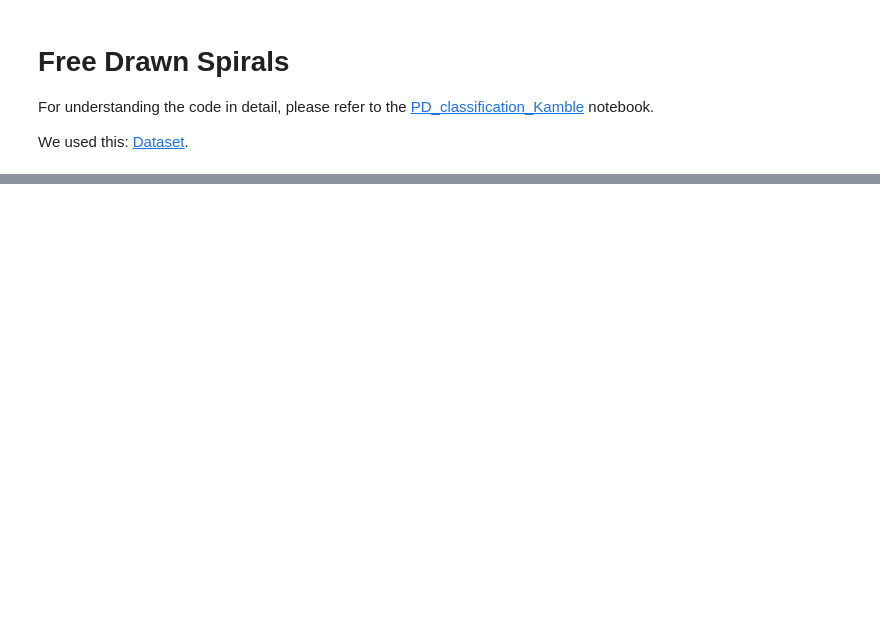
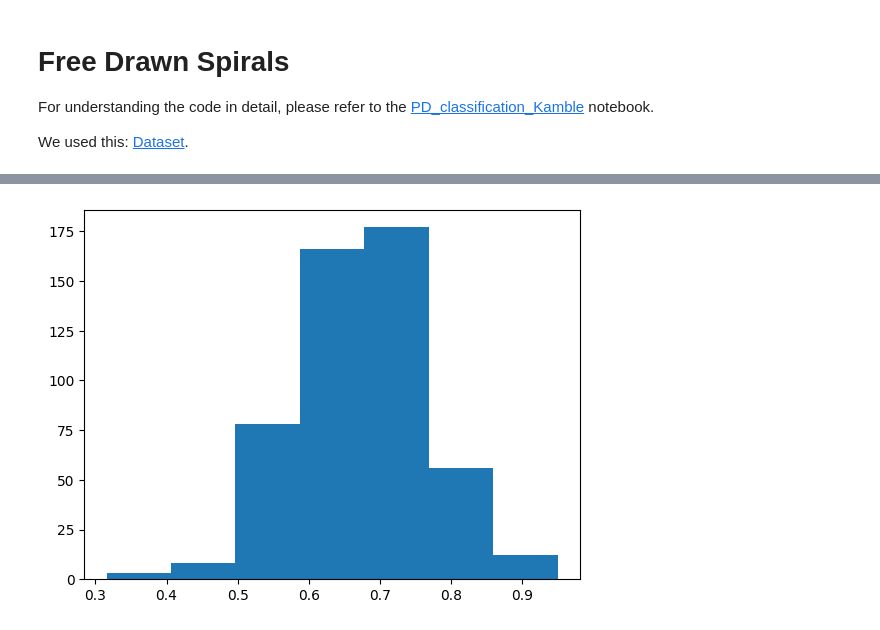
Before and after one commit to Falk0/AIA, a Jupyter notebook: PD_classification_Varalakshmi.ipynb, the cells around one changed output, grey strips where cells are left out. Saved outputs shown, nothing was run; the diff lists cells and outputs as text; code cells hidden in the pictures; blank space fills up the shorter version.

Commit message:
add k-fold cross validation

```diff
--- a/PD_classification_Varalakshmi.ipynb
+++ b/PD_classification_Varalakshmi.ipynb
@@ -230,0 +233,81 @@ for X in X_test:
+# %%
+from sklearn.model_selection import StratifiedKFold
+from sklearn.metrics import accuracy_score
+from sklearn.discriminant_analysis import LinearDiscriminantAnalysis
+from sklearn.discriminant_analysis import QuadraticDiscriminantAnalysis
+from sklearn.neighbors import KNeighborsClassifier
+from sklearn.metrics import make_scorer, accuracy_score, precision_score, recall_score, f1_score, roc_curve, auc, precision_recall_curve
+
+pd = []
+healthy = []
+
+for name in df:
+        if len(df[name]['dist2']) > 800:
+            if 'PE' in name:
+                  pd.append(name)
+            else:
+                  healthy.append(name)
+
+
+X = np.array(pd + healthy)
+Y = np.array([1] * len(pd) + [0] * len(healthy))
+
+
+# Number of folds
+k = 5
+
+# List to store metrics for each fold
+accuracies = []
+precisions = []
+recalls = []
+f1_scores = []
+
+
+model = LinearDiscriminantAnalysis()
+
+
+for seed in range(100):
+
+    # Create k-fold cross-validation object
+    skf = StratifiedKFold(n_splits=k, shuffle=True, random_state=seed)
+
+
+    # Perform k-fold cross validation
+    for train_index, test_index in skf.split(X, Y):    # Split data into training and test sets
+        X_train, X_test = X[train_index], X[test_index]
+        y_train, y_test = Y[train_index], Y[test_index]
+
+        X_train_data = []
+        X_test_data = []
+
+        for name in X_train:
+                    x = np.std([i-j for i, j in zip(df[name]['dist2'][sd:ed], df[name]['dist2_filtered'][sd:ed])])
+                    y = np.std([i-j for i, j in zip(df[name]['dist2'][sa:ea], df[name]['dist2_filtered2'][sa:ea])])
+                    X_train_data.append([x, y])
+
+        for name in X_test:
+                x = np.std([i-j for i, j in zip(df[name]['dist2'][sd:ed], df[name]['dist2_filtered'][sd:ed])])
+                y = np.std([i-j for i, j in zip(df[name]['dist2'][sa:ea], df[name]['dist2_filtered2'][sa:ea])])
+                X_test_data.append([x, y])
+
+
+        # Fit the model
+        model.fit(X_train_data, y_train)
+
+        # Predict on the test set
+        y_pred = model.predict(X_test_data)
+        y_pred_prob = model.predict_proba(X_test_data)
+
+        # Calculate and store the results
+        accuracies.append(accuracy_score(y_test, y_pred))
+        precisions.append(precision_score(y_test, y_pred))
+        recalls.append(recall_score(y_test, y_pred))
+        f1_scores.append(f1_score(y_test, y_pred))
+# Calculate average accuracy across all folds and splits
+average_accuracy = np.mean(accuracies)
+average_std = np.std(accuracies)
+
+print(f"Average Accuracy: {average_accuracy}")
+print(f"Standard devatation Accuracy: {average_std}")
+plt.hist(accuracies, bins=7)
+# %% [output]
@@ -230,0 +320 @@ for X in X_test:
+[figure, added]
```
Also changed, not shown: parts of 10 cells of this notebook, 3 other files.
